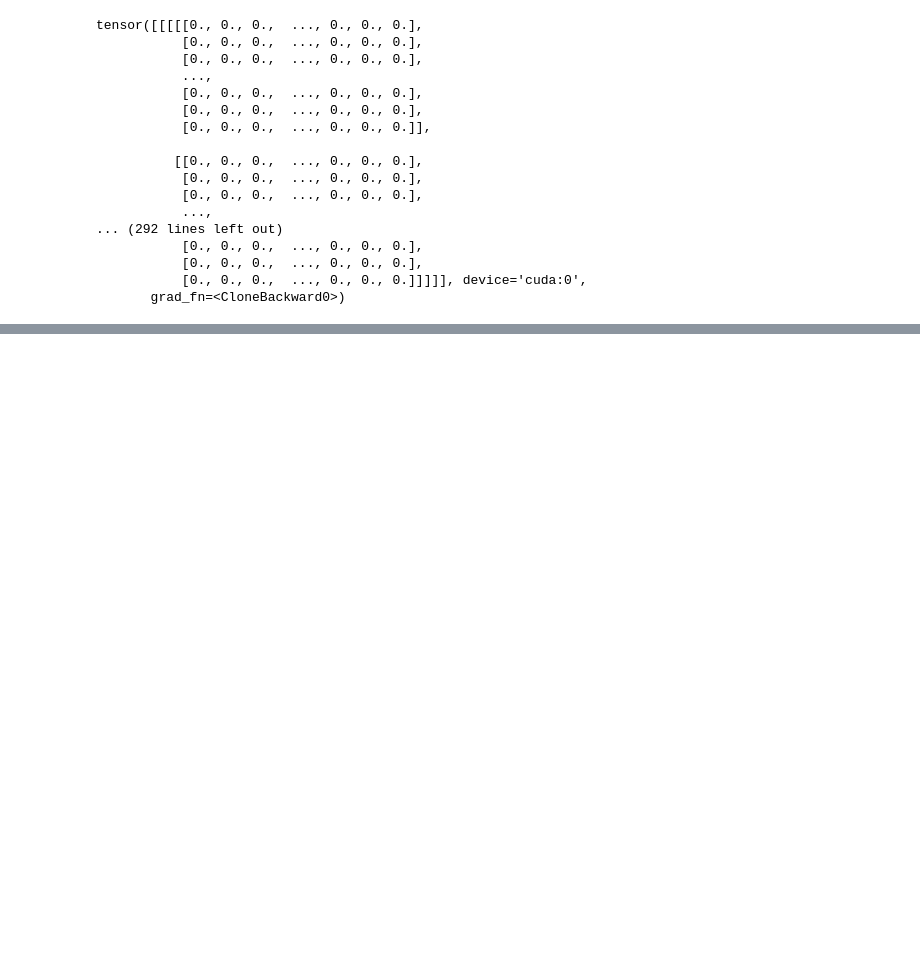
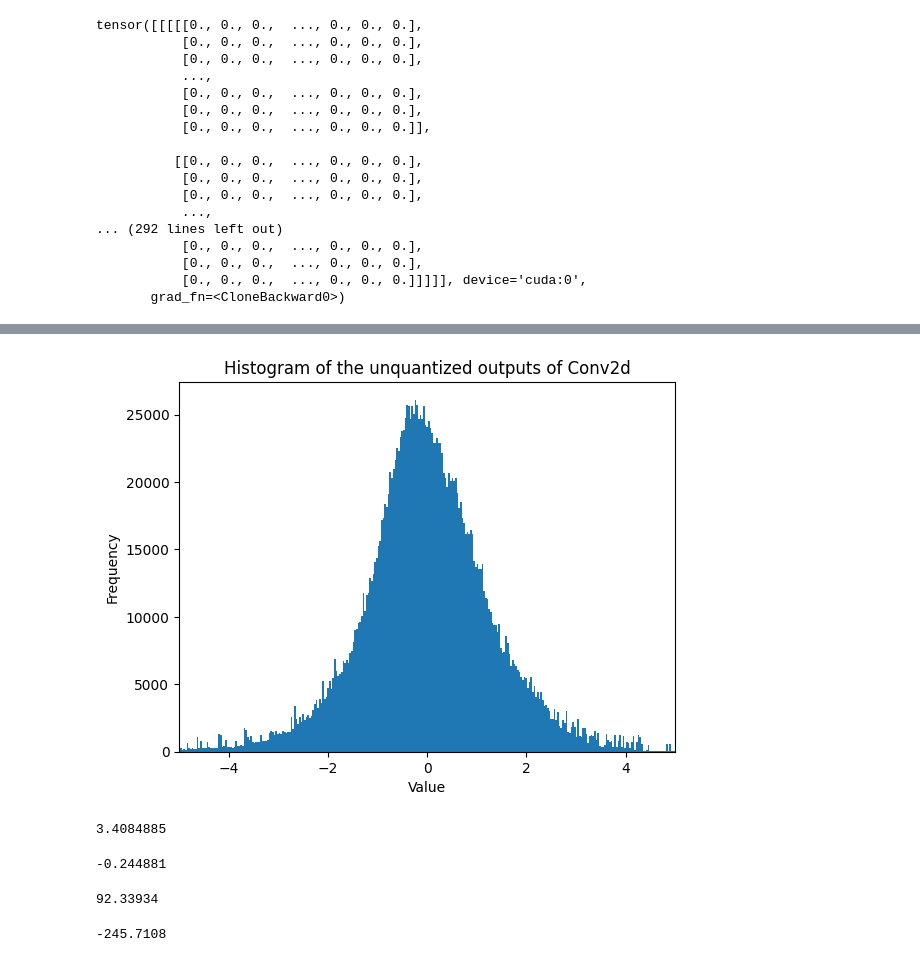
Before and after one commit to BiboyQG/spconv, a Jupyter notebook: spconv.ipynb, the cells around one changed output, grey strips where cells are left out. Cells and saved outputs as stored; diff of their text form; code cells hidden in the pictures; blank space fills up the shorter version.

```diff
--- a/spconv.ipynb
+++ b/spconv.ipynb
@@ -2598,0 +2651,14 @@ tensor([[[[[0., 0., 0.,  ..., 0., 0., 0.],
+# %%
+conv2d = nn.Conv2d(
+    in_channels=64,
+    out_channels=64,
+    kernel_size=3,
+    stride=1,
+    padding=1,
+    bias=False
+)
+# %%
+conv2d.weight.data = w.clone()
+# %%
+x = x.to('cuda')
+conv2d.to('cuda')
@@ -2598,0 +2700,3 @@ tensor([[[[[0., 0., 0.,  ..., 0., 0., 0.],
+# %%
+ori_x = conv2d(x)
+quant_x = q_conv2d(x)
@@ -2598,0 +2705,30 @@ tensor([[[[[0., 0., 0.,  ..., 0., 0., 0.],
+# %%
+hist, bin_edges = torch.histogram(ori_x.to('cpu'), bins=10000)
+
+plot_x = ori_x.to('cpu').detach().flatten().numpy()
+
+plt.hist(plot_x, bins=bin_edges.detach().numpy())
+plt.xlim(-5, 5)
+plt.title("Histogram of the unquantized outputs of Conv2d")
+plt.xlabel("Value")
+plt.ylabel("Frequency")
+plt.savefig('conv2d.png', dpi=400, bbox_inches='tight')
+plt.show()
+# %% [output]
+[figure, added]
+# %%
+np.std(plot_x)
+# %% [output]
+3.4084885
+# %%
+np.mean(plot_x)
+# %% [output]
+-0.244881
+# %%
+np.max(plot_x)
+# %% [output]
+92.33934
+# %%
+np.min(plot_x)
+# %% [output]
+-245.7108
```
Also changed, not shown: parts of 58 cells of this notebook, 4 other files.
